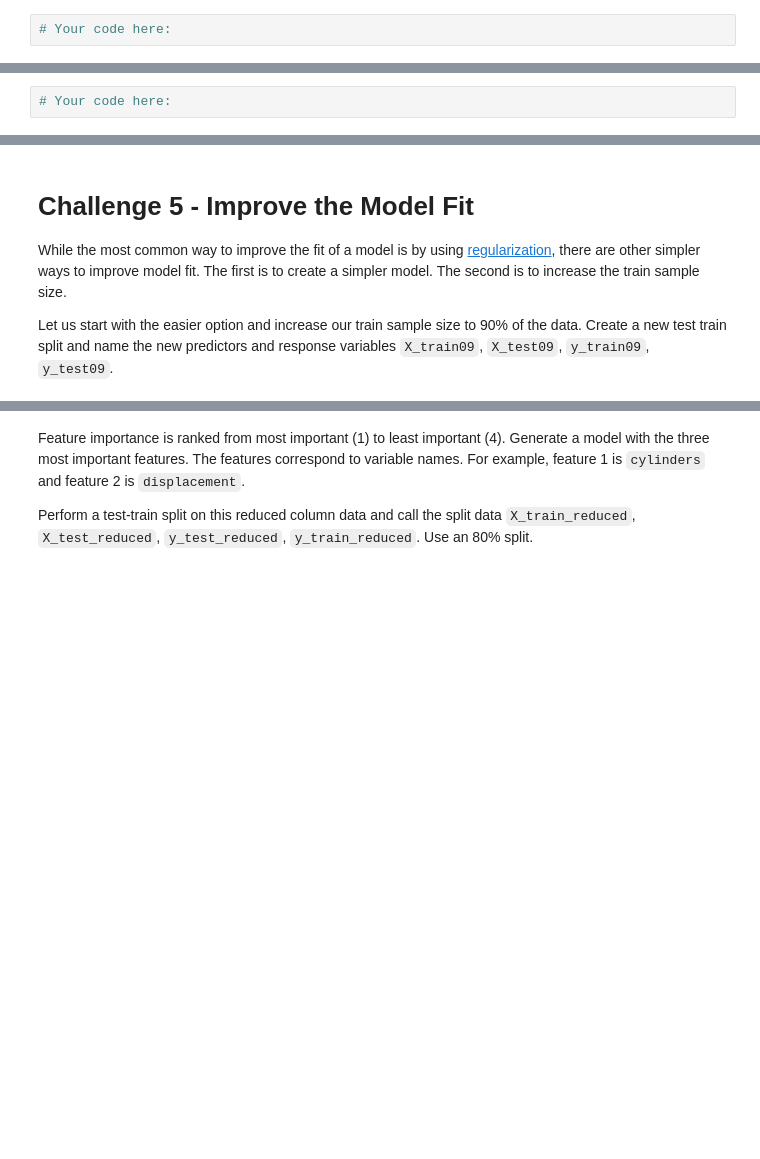
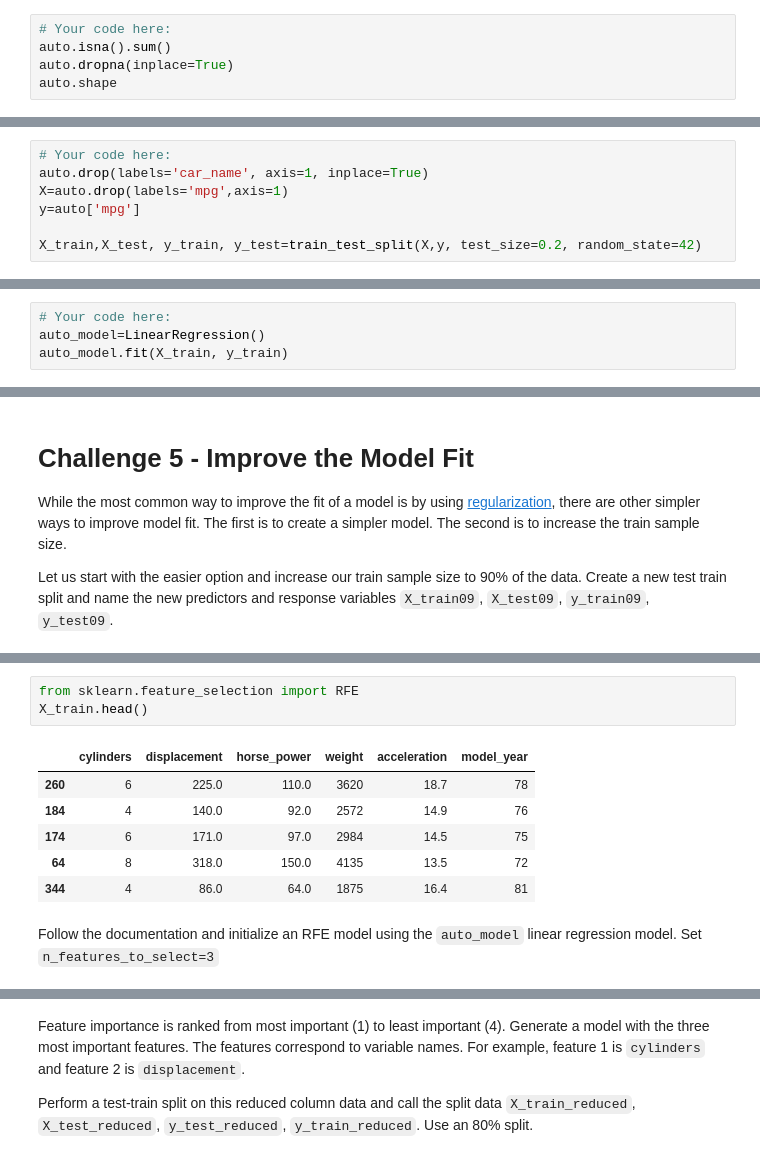
Before and after one commit to gmilman/Lab_exercises, a Jupyter notebook: module_3/Lab_7_Supervised-Sklearn/your-code/main.ipynb, the cells around one changed output, grey strips where cells are left out. Drawn from its saved outputs; the diff is of its cells as text; blank space fills up the shorter version.

```diff
--- a/module_3/Lab_7_Supervised-Sklearn/your-code/main.ipynb
+++ b/module_3/Lab_7_Supervised-Sklearn/your-code/main.ipynb
@@ -300,3 +326,6 @@ What is the newest model year and the oldest model year?
 Check the dataset for missing values and remove all rows containing at least one missing value.
 # %%
 # Your code here:
+auto.isna().sum()
+auto.dropna(inplace=True)
+auto.shape
@@ -315,6 +353,15 @@ Assign the predictor and response training data to `X_train` and `y_train` respe
+# %%
+# Your code here:
+auto.drop(labels='car_name', axis=1, inplace=True)
+X=auto.drop(labels='mpg',axis=1)
+y=auto['mpg']
+
+X_train,X_test, y_train, y_test=train_test_split(X,y, test_size=0.2, random_state=42)
 # %% [markdown]
 Now we will processed and peform linear regression on this data to predict the mpg for each vehicle.
 
 #### In the next cell, create an instance of the linear regression model and call it `auto_model`. Fit `auto_model` with your training data.
 # %%
 # Your code here:
+auto_model=LinearRegression()
+auto_model.fit(X_train, y_train)
@@ -359,0 +451,12 @@ Let us start with the easier option and increase our train sample size to 90% of
+# %%
+from sklearn.feature_selection import RFE
+X_train.head()
+# %% [output]
+|  | cylinders | displacement | horse_power | weight | acceleration | model_year |
+| 260 | 6 | 225.0 | 110.0 | 3620 | 18.7 | 78 |
+| 184 | 4 | 140.0 | 92.0 | 2572 | 14.9 | 76 |
+| 174 | 6 | 171.0 | 97.0 | 2984 | 14.5 | 75 |
+| 64 | 8 | 318.0 | 150.0 | 4135 | 13.5 | 72 |
+| 344 | 4 | 86.0 | 64.0 | 1875 | 16.4 | 81 |
+# %% [markdown]
+Follow the documentation and initialize an RFE model using the `auto_model` linear regression model. Set `n_features_to_select=3`
```
Also changed, not shown: parts of 41 cells of this notebook.
